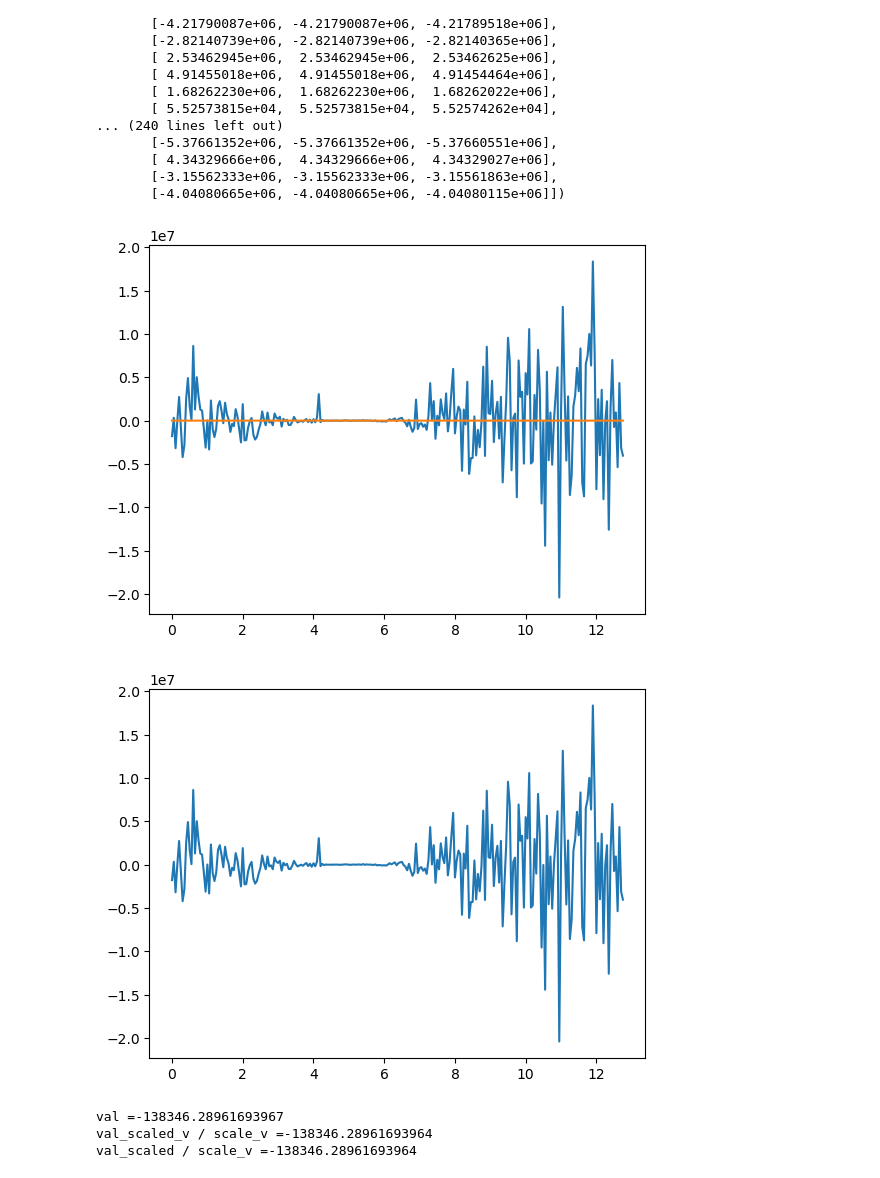
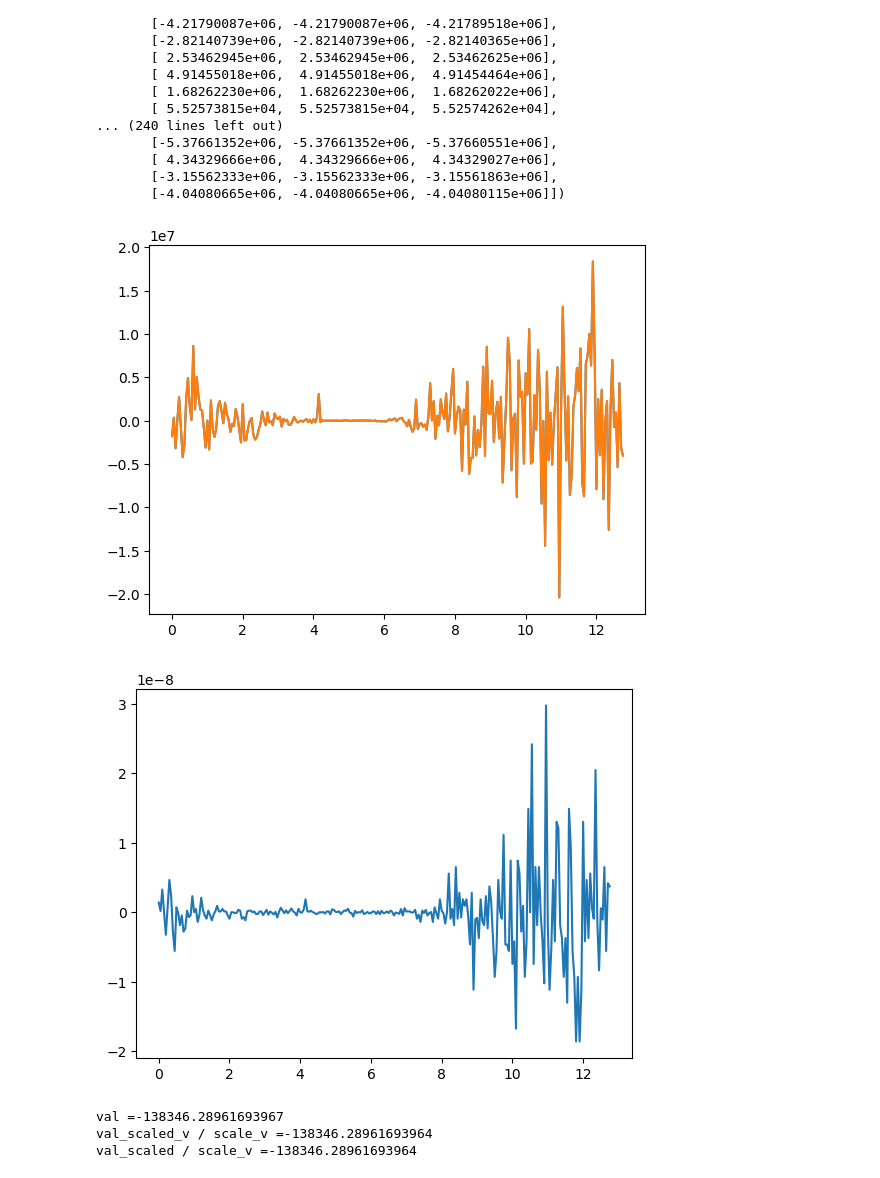
Before and after one commit to dodge-research-group/thztools, a Jupyter notebook: examples/tdnll-scaled-dev.ipynb, the cells around one changed output. Drawn from its saved outputs; the diff is of its cells as text; code cells hidden in the pictures.

```diff
--- a/examples/tdnll-scaled-dev.ipynb
+++ b/examples/tdnll-scaled-dev.ipynb
@@ -124,14 +124,14 @@ array([[-1.78499301e+06, -1.78499301e+06, -1.78499136e+06],
        [-4.04080665e+06, -4.04080665e+06, -4.04080115e+06]])
 # %%
 plt.plot(t, grad_delta_tdnll)
-plt.plot(t, grad_delta_tdnll_scaled / scale_v)
+plt.plot(t, grad_delta_tdnll_scaled / scale_v / scale_delta)
 plt.show()
-plt.plot(t, grad_delta_tdnll - grad_delta_tdnll_scaled / scale_v)
+plt.plot(t, grad_delta_tdnll - grad_delta_tdnll_scaled / scale_v / scale_delta)
 # plt.ylim(0, 5)
 plt.show()
 # %% [output]
-[figure, old version]
+[figure, new version]
-[figure, old version]
+[figure, new version]
 # %%
 val, grad_logv_tdnll = thz.tdnll_scaled(
     x,
```
Also changed, not shown: parts of 6 cells of this notebook, 10 other files.
